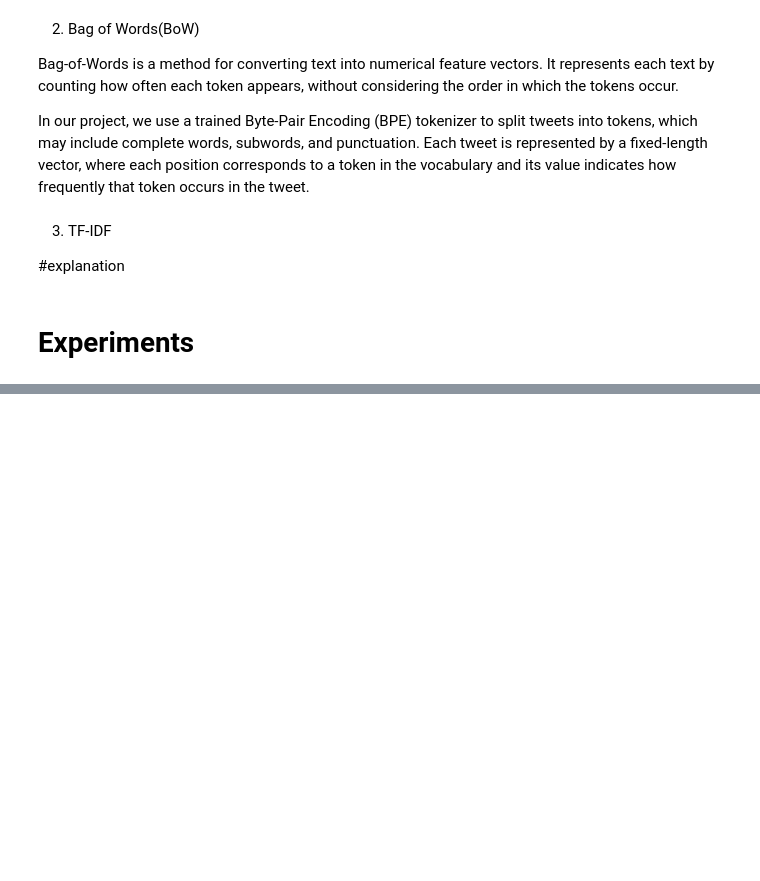
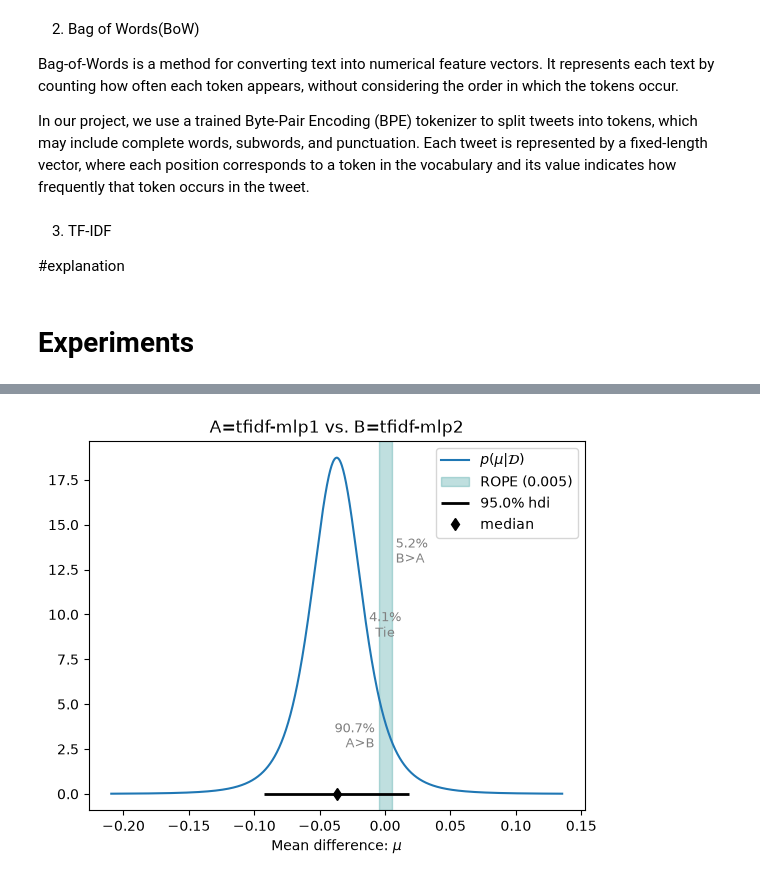
Before and after one commit to samueladrados/nlp_first_assignment, a Jupyter notebook: part1/loglinear_bow.ipynb, the cells around one changed output, grey strips where cells are left out. Saved outputs shown, nothing was run; the diff lists cells and outputs as text; code cells hidden in the pictures; blank space fills up the shorter version.

Commit message:
Added comparisons + Bayesian estimation with ROPE

```diff
--- a/part1/loglinear_bow.ipynb
+++ b/part1/loglinear_bow.ipynb
@@ -313,0 +617,25 @@ class BagOfWords(Encoder):
+# %%
+from itertools import combinations
+
+rope_size = 0.005
+
+
+def get_all_measurements_for(data, sys_name):
+    return np.array([list(run_data["accuracies"].values()) for run_data in data[sys_name]])
+
+
+def compare_all_pairs(classifiers, rope_size=0.005, plot=True):
+    for name_a, name_b in combinations(classifiers.keys(), 2):
+        posterior = part1.analysis.BenavoliCorrelatedT(
+            get_all_measurements_for(classifiers, name_a).flatten(),
+            get_all_measurements_for(classifiers, name_b).flatten(),
+            names=[name_a, name_b],
+        )
+        p_a, p_tie, p_b = posterior.probs(rope_size)
+        print(f"A={name_a} B={name_b}: P(A wins)={p_a:.4f} P(Tie)={p_tie:.4f} "
+              f"P(B wins)={p_b:.4f} Effect Size={posterior.effect_size:.2f}")
+        if plot:
+            _ = posterior.plot(rope_size)
+
+
+compare_all_pairs(my_classifiers, rope_size = rope_size, plot = False)
@@ -313,0 +660,11 @@ class BagOfWords(Encoder):
+# %%
+model_a, model_b = "tfidf-mlp1", "tfidf-mlp2"
+
+posterior = part1.analysis.BenavoliCorrelatedT(
+    get_all_measurements_for(my_classifiers, model_a).flatten(),
+    get_all_measurements_for(my_classifiers, model_b).flatten(),
+    names = [model_a, model_b],
+)
+_ = posterior.plot(rope_size)
+# %% [output]
+[figure, added]
```
Also changed, not shown: parts of 16 cells of this notebook.
